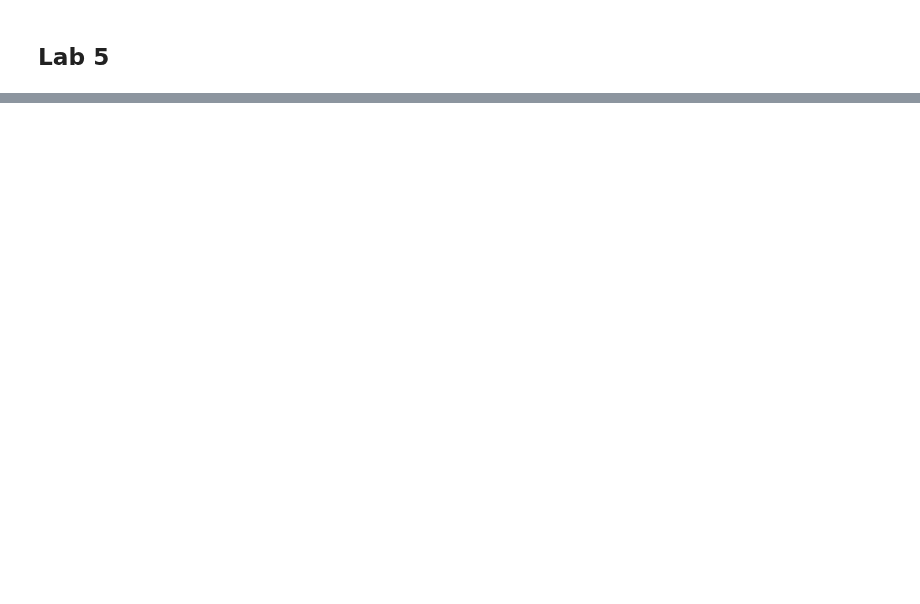
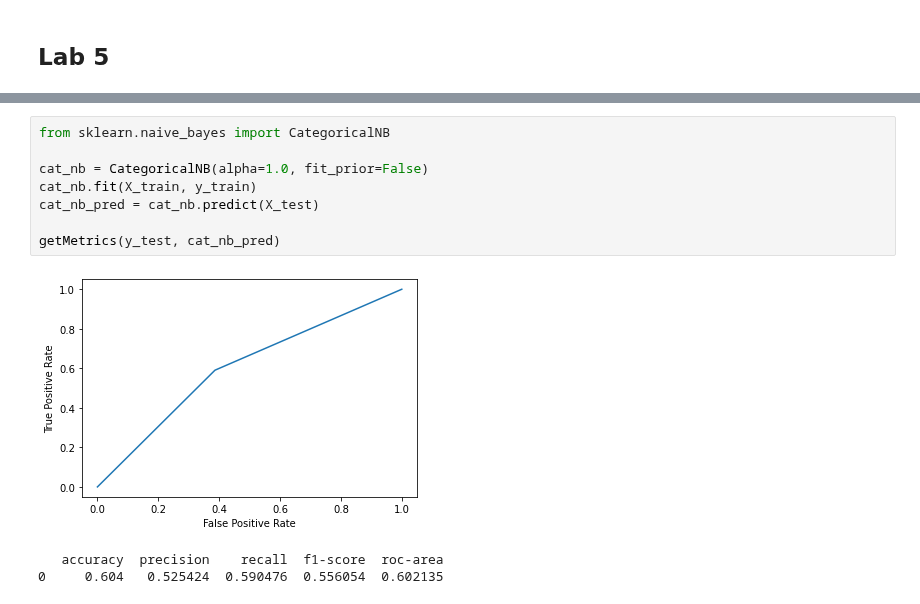
Before and after one commit to lascha212/F21DL, a Jupyter notebook: labs.ipynb, the cells around one changed output, grey strips where cells are left out. Cells and saved outputs as stored; diff of their text form; blank space fills up the shorter version.

```diff
--- a/labs.ipynb
+++ b/labs.ipynb
@@ -380,0 +393,12 @@ getMetrics(y_test, multi_nom_y_pred)
+# %%
+from sklearn.naive_bayes import CategoricalNB
+
+cat_nb = CategoricalNB(alpha=1.0, fit_prior=False)
+cat_nb.fit(X_train, y_train)
+cat_nb_pred = cat_nb.predict(X_test)
+
+getMetrics(y_test, cat_nb_pred)
+# %% [output]
+[figure, added]
+   accuracy  precision    recall  f1-score  roc-area
+0     0.604   0.525424  0.590476  0.556054  0.602135
```
Also changed, not shown: parts of 15 cells of this notebook.
